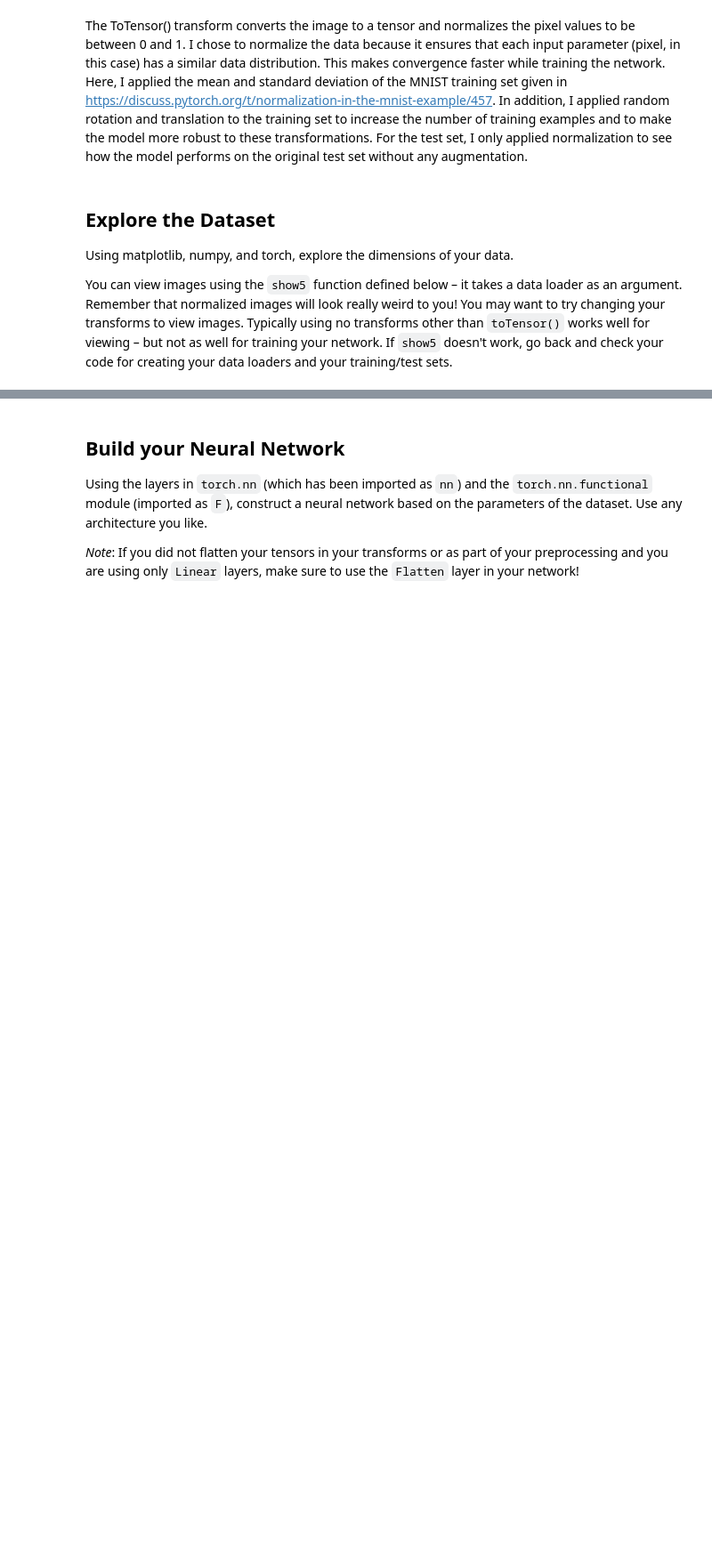
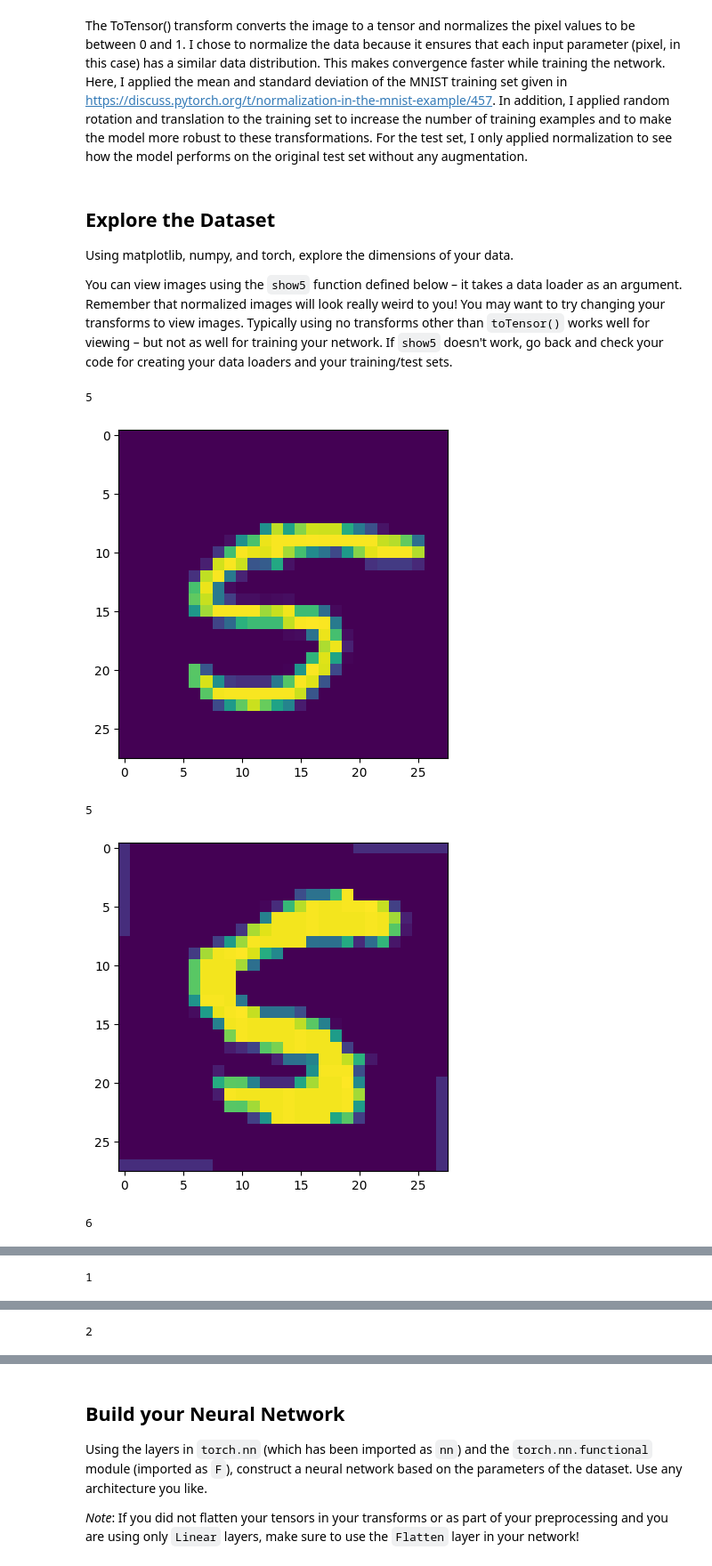
Before and after one commit to GianMan89/MNIST_handwritten_digits_classifier, a Jupyter notebook: MNIST_Handwritten_Digits-STARTER.ipynb, the cells around one changed output, grey strips where cells are left out. Shown at 89% size. Drawn from its saved outputs; the diff is of its cells as text; code cells hidden in the pictures; blank space fills up the shorter version.

```diff
--- a/MNIST_Handwritten_Digits-STARTER.ipynb
+++ b/MNIST_Handwritten_Digits-STARTER.ipynb
@@ -35,12 +35,14 @@ Make sure to specify `download=True`!
 Once your dataset is created, you'll also need to define a `DataLoader` from the `torch.utils.data` module for both the train and the test set.
 # %%
 # Define transforms using the per-channel mean and standard deviation of the training set, which are 0.1307 and 0.3081, respectively: https://discuss.pytorch.org/t/normalization-in-the-mnist-example/457
-# Also apply data augmentation by rotating the images randomly by up to 15 degrees
-transform_train = transforms.Compose([transforms.ToTensor(), transforms.Normalize((0.1307,), (0.3081,)), transforms.RandomRotation(15)])
+# Also apply data augmentation by rotating the images randomly by up to 10 degrees
+transform_train = transforms.Compose([transforms.ToTensor(), transforms.Normalize((0.1307,), (0.3081,)), transforms.RandomRotation(10)])
 transform_test = transforms.Compose([transforms.ToTensor(), transforms.Normalize((0.1307,), (0.3081,))])
 
 # Create training set and define training dataloader
 trainset = torchvision.datasets.MNIST(root='./data', train=True, download=True, transform=transform_train)
+train_loader = torch.utils.data.DataLoader(trainset, batch_size=128, shuffle=True)
 
 # Create test set and define test dataloader
 testset = torchvision.datasets.MNIST(root='./data', train=False, download=True, transform=transform_test)
+test_loader = torch.utils.data.DataLoader(testset, batch_size=128, shuffle=False)
@@ -90,4 +76,10 @@ def show5(img_loader):
         plt.show()
 # %%
 # Explore data
-## YOUR CODE HERE ##
+show5(train_loader)
+# %% [output]
+5
+[figure, added]
+5
+[figure, added]
+6
@@ -93,0 +87 @@ def show5(img_loader):
+1
@@ -93,0 +89 @@ def show5(img_loader):
+2
```
Also changed, not shown: parts of 17 cells of this notebook.
